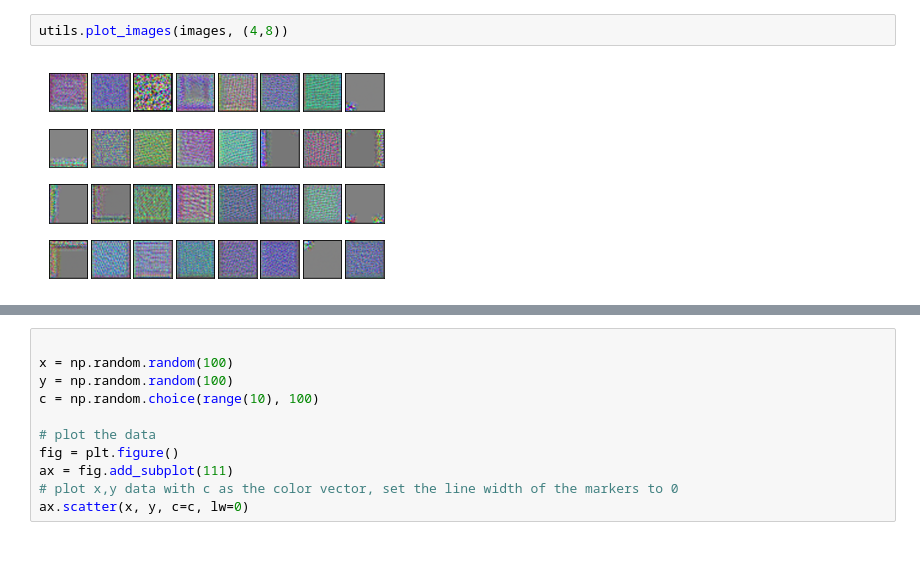
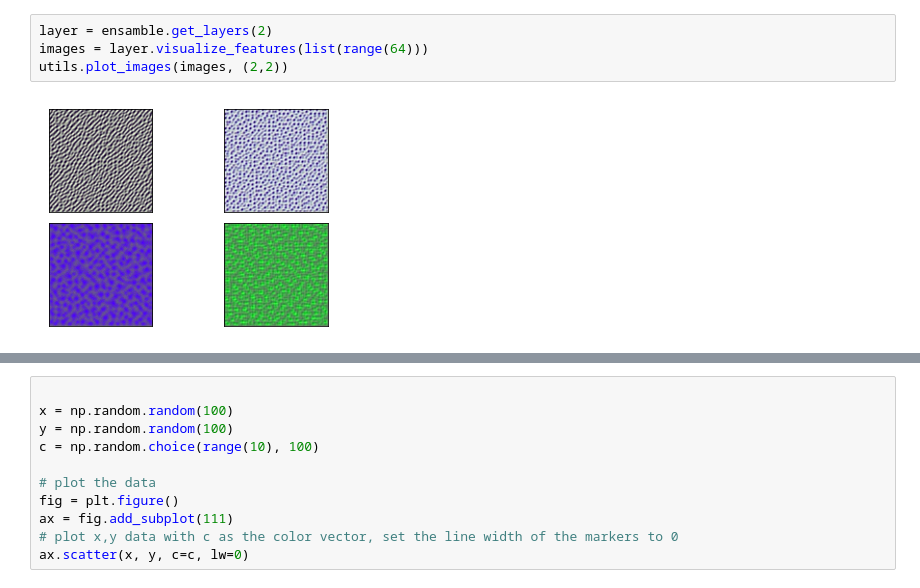
Before and after one commit to clebeson/Deep_Learning, a Jupyter notebook: main.ipynb, the cells around one changed output, grey strips where cells are left out. Drawn from its saved outputs; the diff is of its cells as text; blank space fills up the shorter version.

```diff
--- a/main.ipynb
+++ b/main.ipynb
@@ -71,4 +83,6 @@ utils.plot_images(images, (3,4))
-# %%
-utils.plot_images(images, (4,8))
-# %% [output]
-[figure, removed]
+# %%
+layer = ensamble.get_layers(2)
+images = layer.visualize_features(list(range(64)))
+utils.plot_images(images, (2,2))
+# %% [output]
+[figure, added]
```
Also changed, not shown: parts of 8 cells of this notebook, 22 other files.
